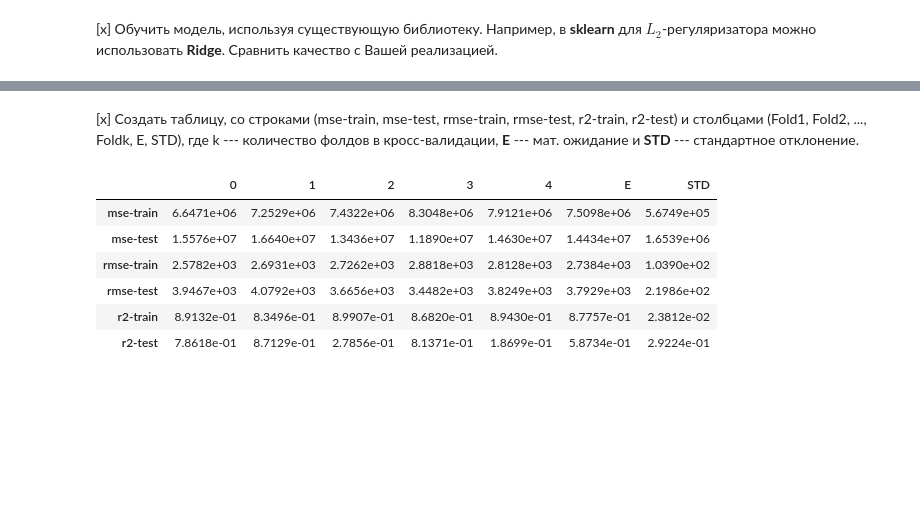
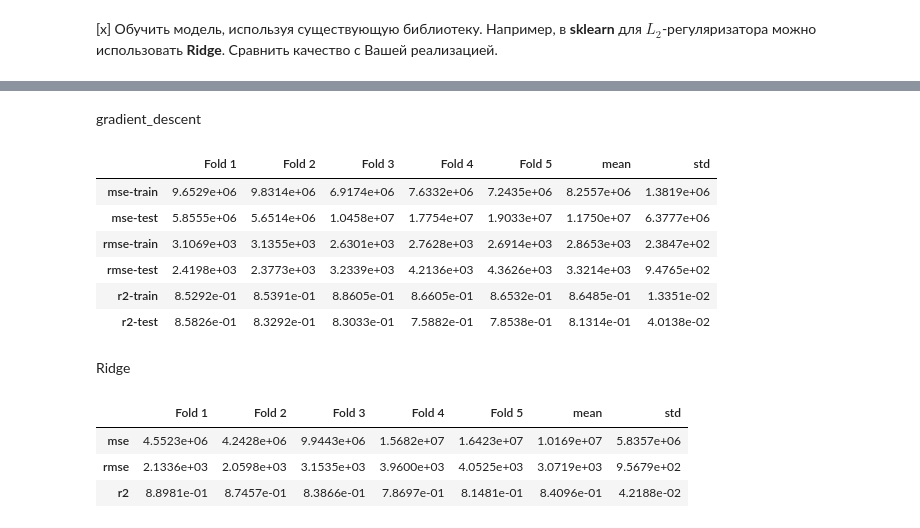
Before and after one commit to EkaterinaRD/ML-course, a Jupyter notebook: task01/task01.ipynb, the cells around one changed output, grey strips where cells are left out. Saved outputs shown, nothing was run; the diff lists cells and outputs as text; code cells hidden in the pictures; blank space fills up the shorter version.

```diff
--- a/task01/task01.ipynb
+++ b/task01/task01.ipynb
@@ -408,8 +471,5 @@ test:0.38221739273407485     | -1.2503739072518143 | 0.8139863501646897
 # %%
-from sklearn.model_selection import KFold, cross_validate
+from sklearn.model_selection import KFold
 
-scoring = {'mse': 'neg_mean_squared_error',
-           'rmse': 'neg_root_mean_squared_error',
-           'r2': 'r2'}
-
-fold = KFold(n_splits=5)
+kfold = KFold(n_splits=5)
+splited_samples = kfold.split(X=X_train_scaled, y=y_train)
@@ -427,17 +476,47 @@ table_result['r2-test'] = table['test_r2']
-# %% [markdown]
-[x] Создать таблицу, со строками (mse-train, mse-test, rmse-train, rmse-test, r2-train, r2-test) и столбцами (Fold1, Fold2, ..., Foldk, E, STD), где k --- количество фолдов в кросс-валидации, **E** --- мат. ожидание и **STD** --- стандартное отклонение.
-# %%
-table_result = table_result.T
-
-table_result['E'] = table_result.mean(axis=1)
-table_result['STD'] = table_result.std(axis=1)
-
-table_result
-# %% [output]
-|  | 0 | 1 | 2 | 3 | 4 | E | STD |
-| mse-train | 6.6471e+06 | 7.2529e+06 | 7.4322e+06 | 8.3048e+06 | 7.9121e+06 | 7.5098e+06 | 5.6749e+05 |
-| mse-test | 1.5576e+07 | 1.6640e+07 | 1.3436e+07 | 1.1890e+07 | 1.4630e+07 | 1.4434e+07 | 1.6539e+06 |
-| rmse-train | 2.5782e+03 | 2.6931e+03 | 2.7262e+03 | 2.8818e+03 | 2.8128e+03 | 2.7384e+03 | 1.0390e+02 |
-| rmse-test | 3.9467e+03 | 4.0792e+03 | 3.6656e+03 | 3.4482e+03 | 3.8249e+03 | 3.7929e+03 | 2.1986e+02 |
-| r2-train | 8.9132e-01 | 8.3496e-01 | 8.9907e-01 | 8.6820e-01 | 8.9430e-01 | 8.7757e-01 | 2.3812e-02 |
-| r2-test | 7.8618e-01 | 8.7129e-01 | 2.7856e-01 | 8.1371e-01 | 1.8699e-01 | 5.8734e-01 | 2.9224e-01 |
+# %% [markdown]
+gradient_descent
+# %%
+results_df = pd.DataFrame(index=['mse-train', 'mse-test', 'rmse-train', 'rmse-test', 'r2-train', 'r2-test'])
+X_train_scaled_df = pd.DataFrame(X_train_scaled, columns=X.columns)
+
+for fold, (train, test) in enumerate(splited_samples):
+    searcher.fit(X_train_scaled_df.iloc[train,:], y_train.iloc[train] )
+    optimal_alpha_fold = searcher.best_params_["alpha"]
+    optimal_epsilon_fold = searcher.best_params_["tol"]
+    w_fold = gradient_descent(X_train_scaled_df.iloc[train,:],
+                              y_train.iloc[train],
+                              alpha=optimal_alpha_fold, epsilon=optimal_epsilon_fold)
+
+    y_train_model_fold = get_model(X_train_scaled_df.iloc[train,:], w_fold)
+    y_test_model_fold = get_model(X_train_scaled_df.iloc[test,:],w_fold)
+
+    mse_train = mean_squared_error(y_train.iloc[train], y_train_model_fold, squared=True)
+    mse_test = mean_squared_error(y_train.iloc[test], y_test_model_fold, squared=True)
+
+    rmse_train = mean_squared_error(y_train.iloc[train], y_train_model_fold, squared=False)
+    rmse_test = mean_squared_error(y_train.iloc[test], y_test_model_fold, squared=False)
+
+    r2_train = r2_score(y_train.iloc[train], y_train_model_fold)
+    r2_test = r2_score(y_train.iloc[test], y_test_model_fold)
+
+    results_df.insert(fold, f"Fold {fold+1}",
+                      [mse_train, mse_test,
+                       rmse_train, rmse_test,
+                       r2_train, r2_test])
+
+mean = results_df.mean(axis=1)
+std = results_df.std(axis=1)
+results_df['mean'] = mean
+results_df['std'] = std
+# %%
+results_df
+# %% [output]
+|  | Fold 1 | Fold 2 | Fold 3 | Fold 4 | Fold 5 | mean | std |
+| mse-train | 9.6529e+06 | 9.8314e+06 | 6.9174e+06 | 7.6332e+06 | 7.2435e+06 | 8.2557e+06 | 1.3819e+06 |
+| mse-test | 5.8555e+06 | 5.6514e+06 | 1.0458e+07 | 1.7754e+07 | 1.9033e+07 | 1.1750e+07 | 6.3777e+06 |
+| rmse-train | 3.1069e+03 | 3.1355e+03 | 2.6301e+03 | 2.7628e+03 | 2.6914e+03 | 2.8653e+03 | 2.3847e+02 |
+| rmse-test | 2.4198e+03 | 2.3773e+03 | 3.2339e+03 | 4.2136e+03 | 4.3626e+03 | 3.3214e+03 | 9.4765e+02 |
+| r2-train | 8.5292e-01 | 8.5391e-01 | 8.8605e-01 | 8.6605e-01 | 8.6532e-01 | 8.6485e-01 | 1.3351e-02 |
+| r2-test | 8.5826e-01 | 8.3292e-01 | 8.3033e-01 | 7.5882e-01 | 7.8538e-01 | 8.1314e-01 | 4.0138e-02 |
+# %% [markdown]
+Ridge
@@ -443,0 +540,7 @@ table_result
+# %%
+ridge_df
+# %% [output]
+|  | Fold 1 | Fold 2 | Fold 3 | Fold 4 | Fold 5 | mean | std |
+| mse | 4.5523e+06 | 4.2428e+06 | 9.9443e+06 | 1.5682e+07 | 1.6423e+07 | 1.0169e+07 | 5.8357e+06 |
+| rmse | 2.1336e+03 | 2.0598e+03 | 3.1535e+03 | 3.9600e+03 | 4.0525e+03 | 3.0719e+03 | 9.5679e+02 |
+| r2 | 8.8981e-01 | 8.7457e-01 | 8.3866e-01 | 7.8697e-01 | 8.1481e-01 | 8.4096e-01 | 4.2188e-02 |
```
Also changed, not shown: parts of 59 cells of this notebook, 5 other files.
